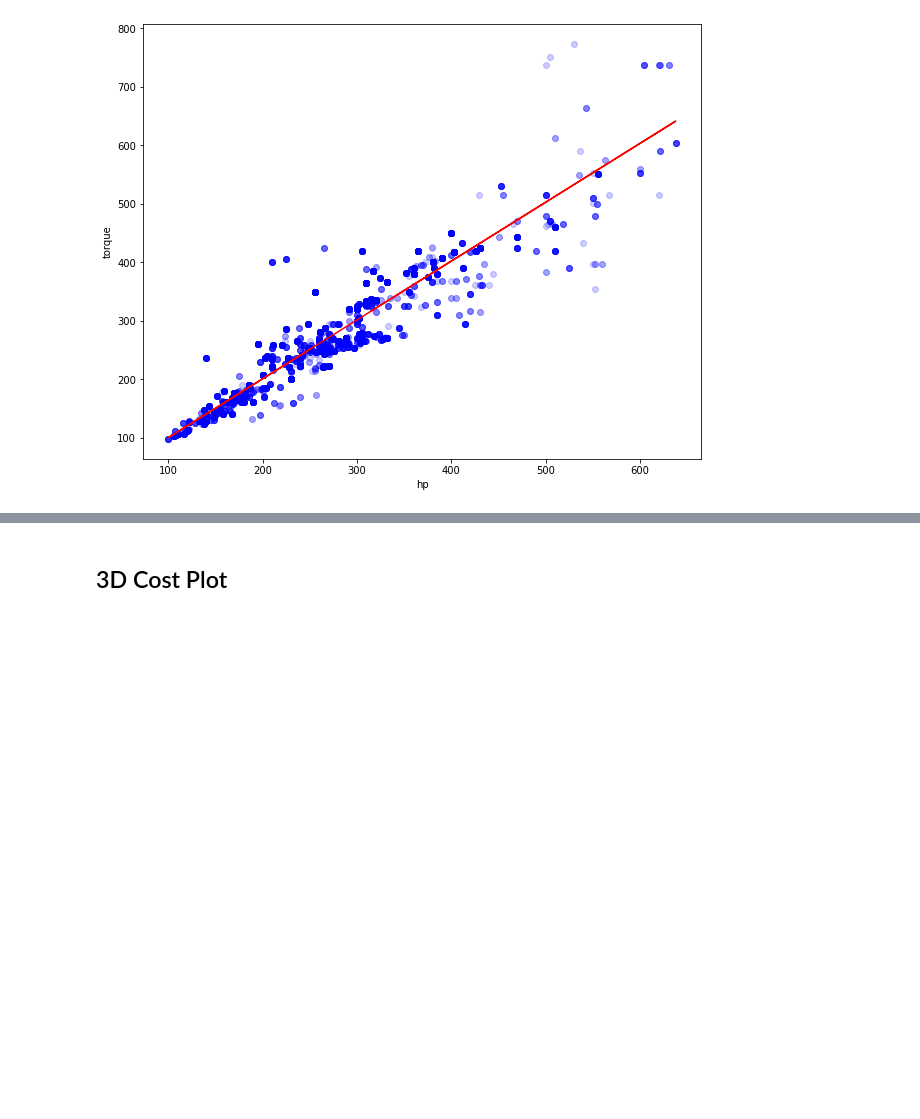
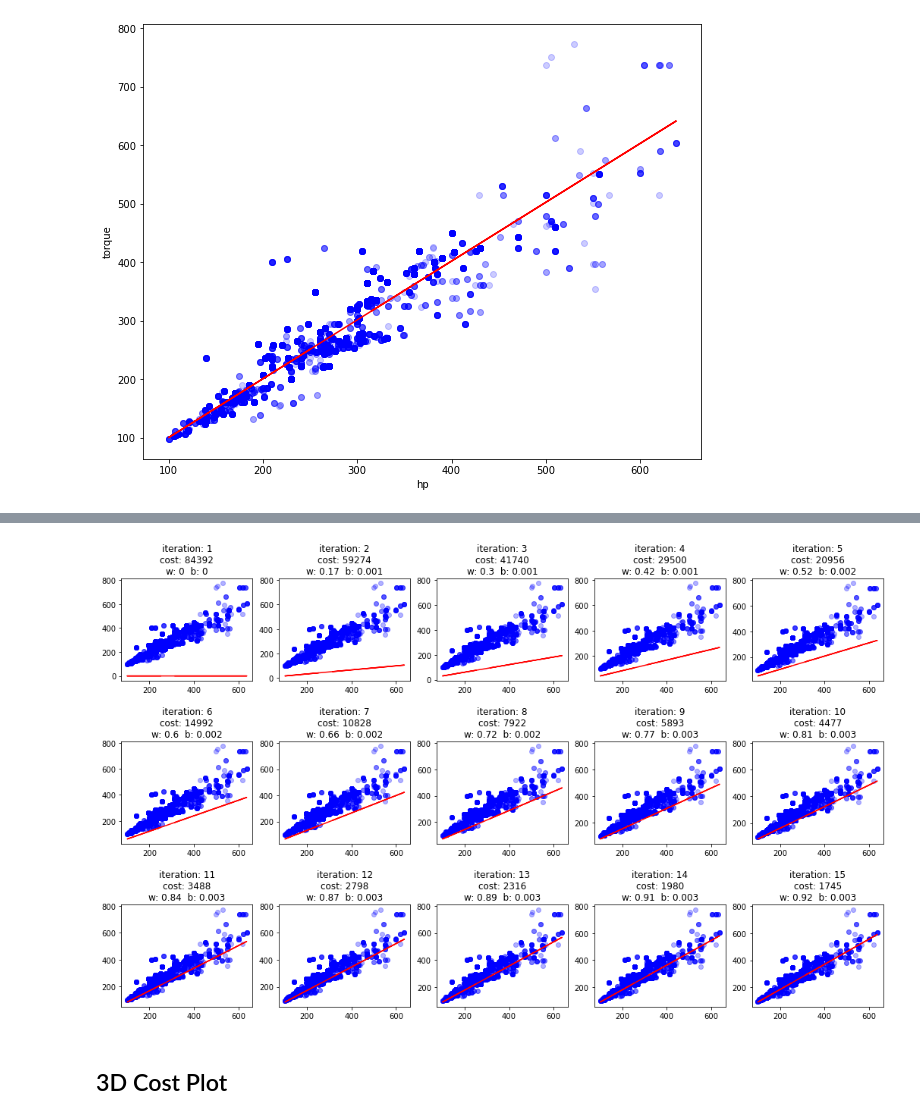
Before and after one commit to ituacm/ITU-ACM-20-21-Spring-Machine-Learning, a Jupyter notebook: Week 2/linear_regression.ipynb, the cells around one changed output, grey strips where cells are left out. Cells and saved outputs as stored; diff of their text form; code cells hidden in the pictures; blank space fills up the shorter version.

```diff
--- a/Week 2/linear_regression.ipynb
+++ b/Week 2/linear_regression.ipynb
@@ -79,3 +187,8 @@ plt.plot(X, preds, color="red")
+# %%
+# fit and show learning steps
+lr = LinearRegression(lr=0.000001).fit(X, y)
+# %% [output]
+[figure, added]
 # %% [markdown]
 ## 3D Cost Plot
 # %%
```
Also changed, not shown: parts of 19 cells of this notebook.
